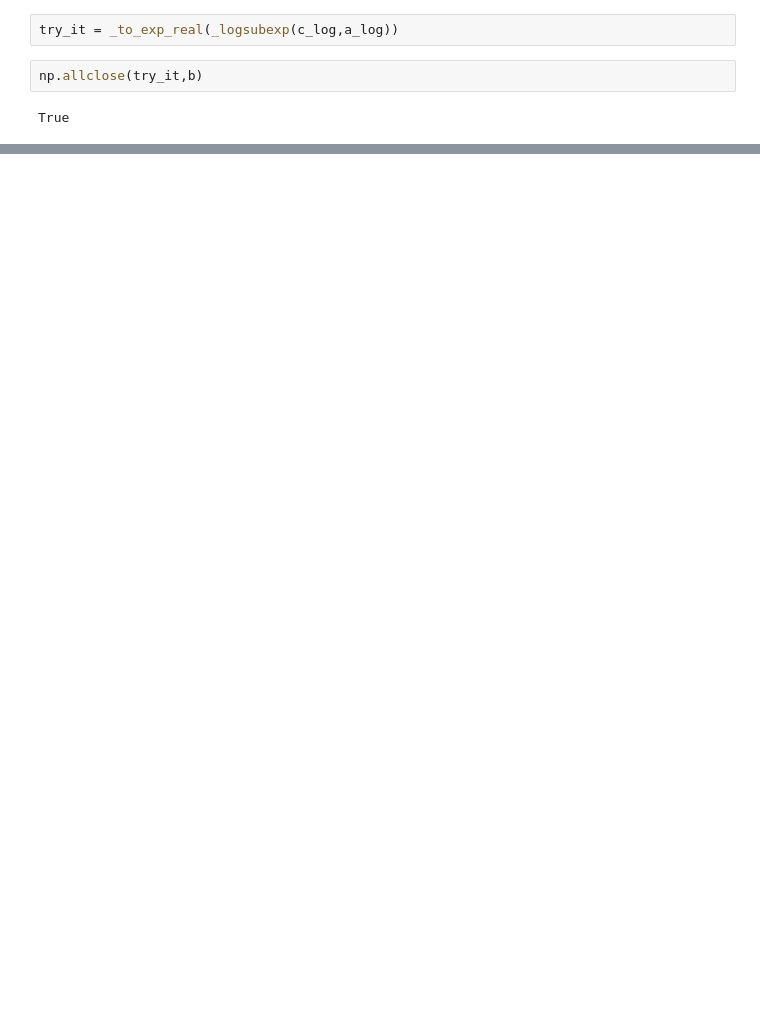
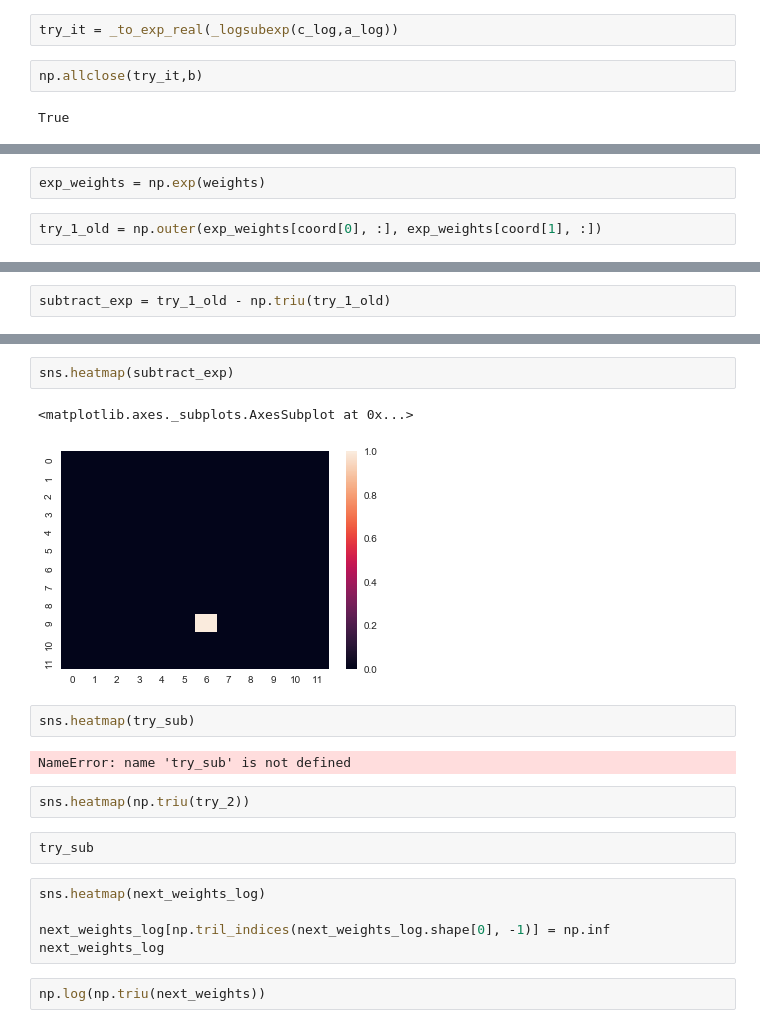
Before and after one commit to ContextLab/supereeg_paper, a Jupyter notebook: recon/Subtraction.ipynb, the cells around one changed output, grey strips where cells are left out. Saved outputs shown, nothing was run; the diff lists cells and outputs as text; blank space fills up the shorter version.

```diff
--- a/recon/Subtraction.ipynb
+++ b/recon/Subtraction.ipynb
@@ -120,0 +196,4 @@ True
+# %%
+exp_weights = np.exp(weights)
+# %%
+try_1_old = np.outer(exp_weights[coord[0], :], exp_weights[coord[1], :])
@@ -120,0 +268,2 @@ True
+# %%
+subtract_exp = try_1_old - np.triu(try_1_old)
@@ -120,0 +301,20 @@ True
+# %%
+sns.heatmap(subtract_exp)
+# %% [output]
+<matplotlib.axes._subplots.AxesSubplot at 0x...>
+[figure, added]
+# %%
+sns.heatmap(try_sub)
+# %% [output]
+NameError: name 'try_sub' is not defined
+# %%
+sns.heatmap(np.triu(try_2))
+# %%
+try_sub
+# %%
+sns.heatmap(next_weights_log)
+
+next_weights_log[np.tril_indices(next_weights_log.shape[0], -1)] = np.inf
+next_weights_log
+# %%
+np.log(np.triu(next_weights))
```
Also changed, not shown: parts of 33 cells of this notebook, 1 other file.
